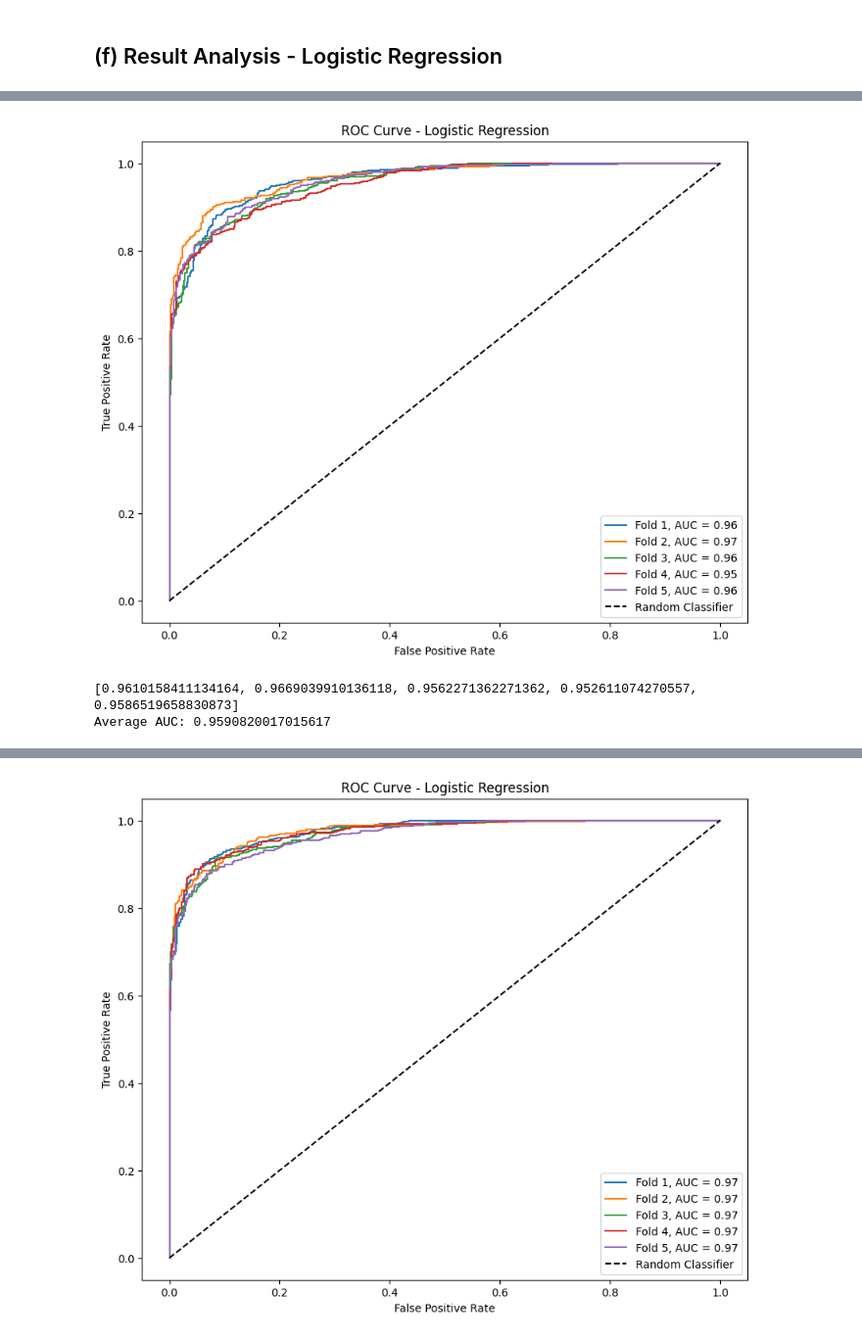
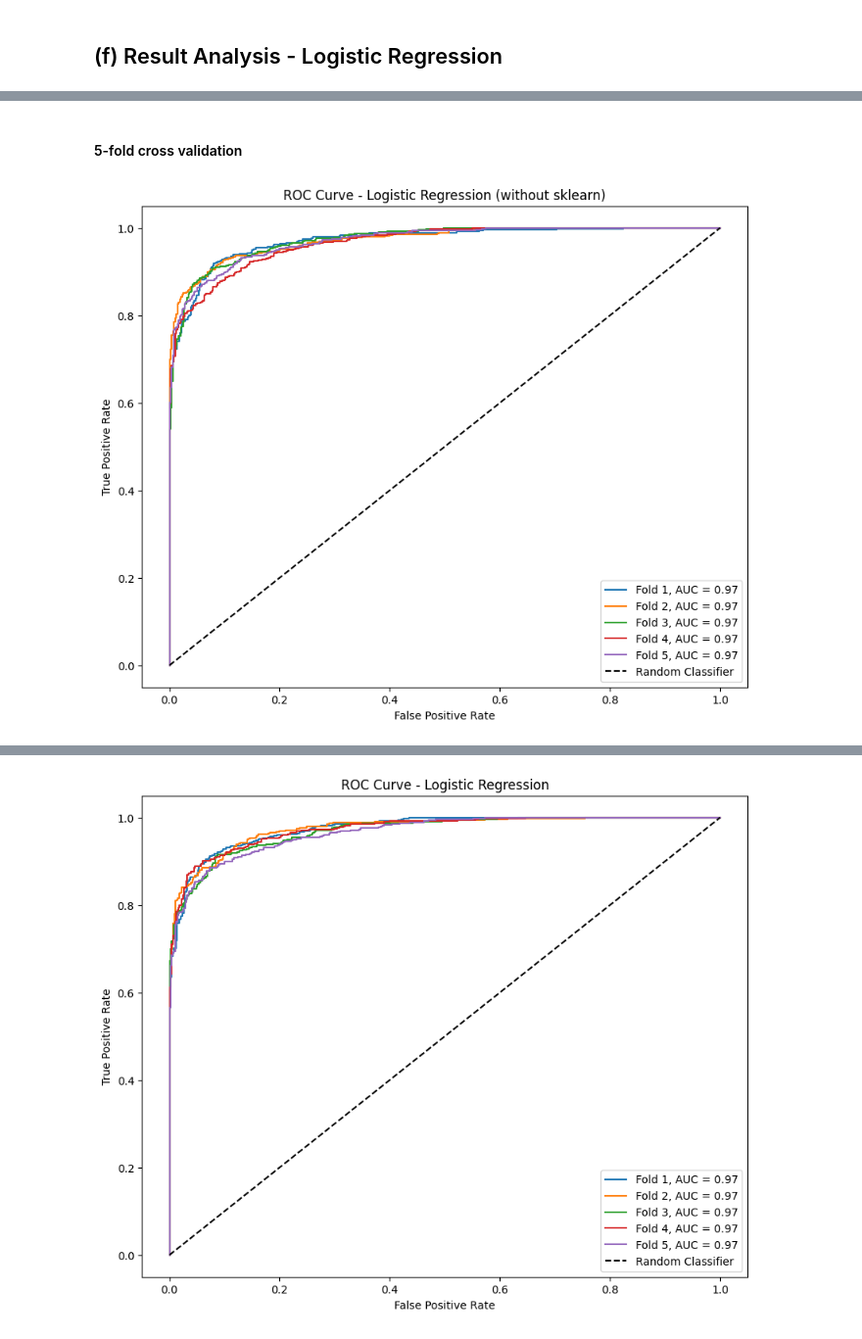
Before and after one commit to PS-41/Machine-Learning-Assignment1-Linear-Models, a Jupyter notebook: models/Prakhar_Suryavansh_HW1.ipynb, the cells around one changed output, grey strips where cells are left out. Shown at 98% size. Saved outputs shown, nothing was run; the diff lists cells and outputs as text; code cells hidden in the pictures.

```diff
--- a/models/Prakhar_Suryavansh_HW1.ipynb
+++ b/models/Prakhar_Suryavansh_HW1.ipynb
@@ -451,45 +559,87 @@ for i, fold in enumerate(kf.split(X_train, y_train)):
+# %% [markdown]
+#### 5-fold cross validation
 # %%
-from sklearn.linear_model import LogisticRegression as SklearnLogisticRegression
 from sklearn.metrics import roc_curve, roc_auc_score
-import matplotlib.pyplot as plt
 
 # Binary label for logistic regression
 y_train_binary = (y_train > 1000).astype(int)
+
+model_logistic_regression = LogisticRegression(learning_rate=0.1, n_iterations=1000)
 
 # Initialize lists to store AUC values
 auc_values = []
 
 plt.figure(figsize=(10, 8))
 
+accuracy_values = []
+precision_values = []
+recall_values = []
+f1_values = []
+
 kf = KFold(n_splits=5)
 for i, fold in enumerate(kf.split(X_train, y_train_binary)):
-  X_train_kf, y_train_kf, X_test_kf, y_test_kf = fold
+  X_train_kf, y_train_kf, X_val_kf, y_val_kf = fold
 
   # Train the model
   model_logistic_regression.fit(X_train_kf, y_train_kf)
 
   # Make predictions
-  y_pred_kf = model_logistic_regression.predict(X_test_kf)
+  y_pred_kf = model_logistic_regression.predict(X_val_kf)
 
-  print(metrics.rmse(y_test_kf, y_pred_kf))
+  accuracy = metrics.accuracy(y_true=y_val_kf, y_pred=y_pred_kf)
+  precision = metrics.precision(y_true=y_val_kf, y_pred=y_pred_kf)
+  recall = metrics.recall(y_true=y_val_kf, y_pred=y_pred_kf)
+  f1 = metrics.f1_score(y_true=y_val_kf, y_pred=y_pred_kf)
+
+  # Append the metrics to the lists
+  accuracy_values.append(accuracy)
+  precision_values.append(precision)
+  recall_values.append(recall)
+  f1_values.append(f1)
 
   # Compute the ROC curve
-  y_pred_kf_prob = model_logistic_regression.predict_prob(X_test_kf)[:, 1]
-  fpr, tpr, _ = roc_curve(y_test_kf, y_pred_kf_prob)
-  auc = roc_auc_score(y_test_kf, y_pred_kf_prob)
+  y_pred_kf_prob = model_logistic_regression.predict_proba(X_val_kf)[:, 1]
+  fpr, tpr, _ = roc_curve(y_val_kf, y_pred_kf_prob)
+  auc = roc_auc_score(y_val_kf, y_pred_kf_prob)
   auc_values.append(auc)
 
   # Plot the ROC curve for the current fold
   plt.plot(fpr, tpr, label=f'Fold {len(auc_values)}, AUC = {auc:.2f}')
 
 plt.plot([0, 1], [0, 1], 'k--', label='Random Classifier')
 plt.xlabel('False Positive Rate')
 plt.ylabel('True Positive Rate')
-plt.title('ROC Curve - Logistic Regression')
+plt.title('ROC Curve - Logistic Regression (without sklearn)')
 plt.legend(loc='best')
 plt.show()
 
-print(auc_values)
 avg_auc = np.mean(auc_values)
-print(f"Average AUC: {avg_auc}")
+print(f"AUC values (area under the curve) for each fold:: {auc_values}")
+print(f"Average AUC: {avg_auc}\n")
+
+avg_accuracy = np.mean(accuracy_values)
+std_accuracy = np.std(accuracy_values)
+
+avg_precision = np.mean(precision_values)
+std_precision = np.std(precision_values)
+
+avg_recall = np.mean(recall_values)
+std_recall = np.std(recall_values)
+
+avg_f1 = np.mean(f1_values)
+std_f1 = np.std(f1_values)
+
+print(f"Accuracy values for each fold: {accuracy_values}")
+print(f"Average Accuracy: {avg_accuracy}")
+print(f"Standard deviation for accuracy: {std_accuracy}\n")
+print(f"Precision values for each fold: {precision_values}")
+print(f"Average Precision: {avg_precision}")
+print(f"Standard deviation for precision: {std_precision}\n")
+print(f"Recall values for each fold: {recall_values}")
+print(f"Average Recall: {avg_recall}")
+print(f"Standard deviation for recall: {std_recall}\n")
+print(f"F1 Score values for each fold: {f1_values}")
+print(f"Average F1 Score: {avg_f1}")
+print(f"Standard deviation for f1 score: {std_f1}\n")
 # %% [output]
+[figure, new version]
@@ -501,3 +663,0 @@ print(f"Average AUC: {avg_auc}")
-[figure, old version]
-[0.9610158411134164, 0.9669039910136118, 0.9562271362271362, 0.952611074270557, 0.9586519658830873]
-Average AUC: 0.9590820017015617
```
Also changed, not shown: parts of 24 cells of this notebook.
